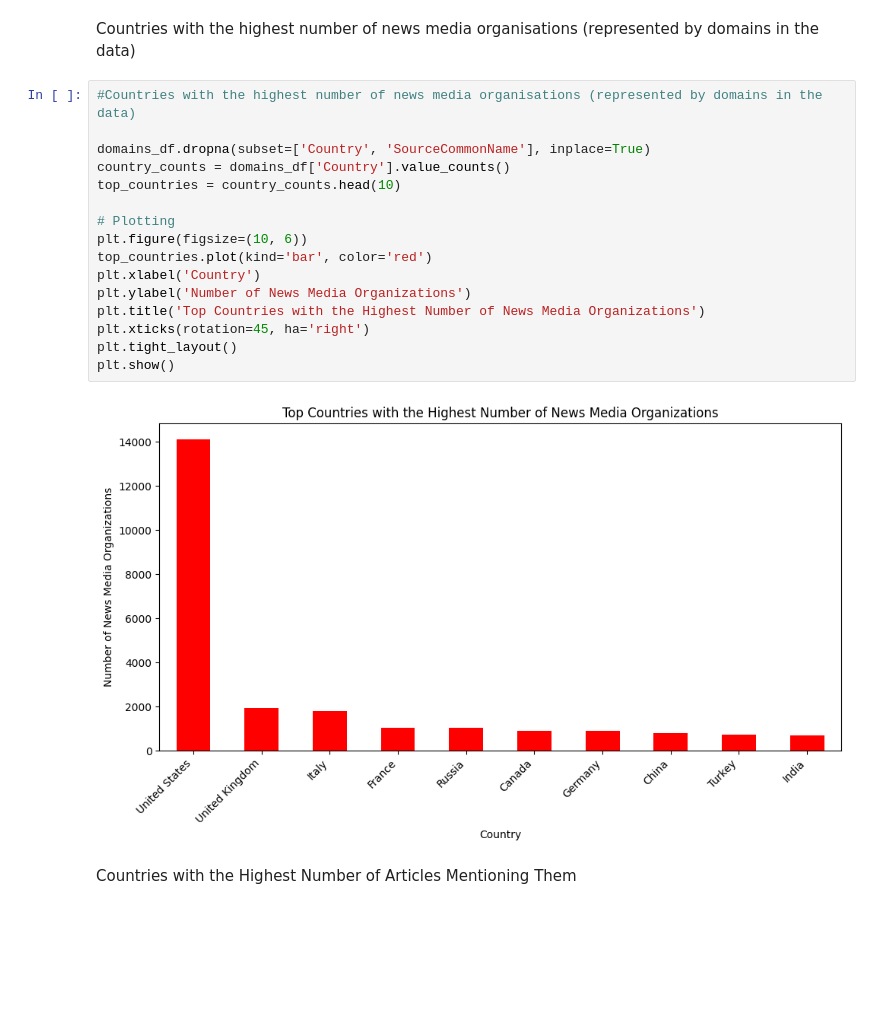
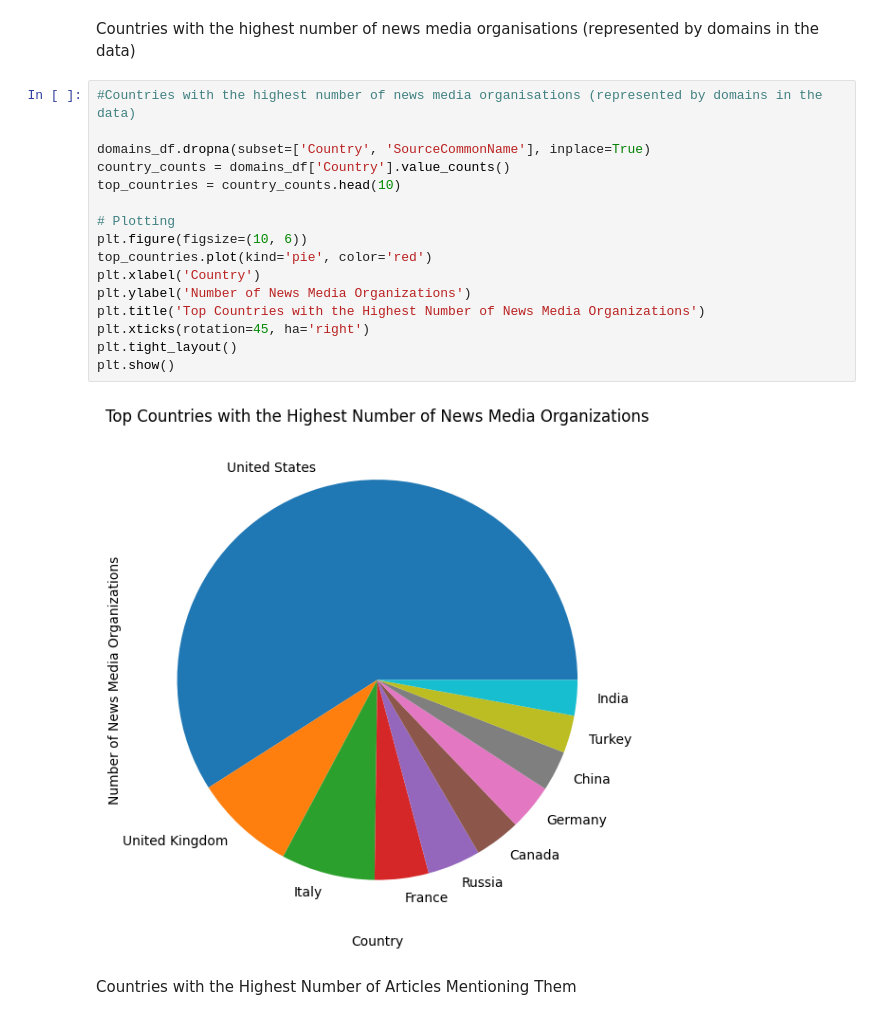
Before and after one commit to Wandera-Martin/news_correlation_10ac_week0-, a Jupyter notebook: notebooks/news_correlation.ipynb, the cells around one changed output. Saved outputs shown, nothing was run; the diff lists cells and outputs as text; blank space fills up the shorter version.

```diff
--- a/notebooks/news_correlation.ipynb
+++ b/notebooks/news_correlation.ipynb
@@ -93,21 +93,21 @@ Countries with the highest number of news media organisations (represented by do
 # %%
 #Countries with the highest number of news media organisations (represented by domains in the data)
 
 domains_df.dropna(subset=['Country', 'SourceCommonName'], inplace=True)
 country_counts = domains_df['Country'].value_counts()
 top_countries = country_counts.head(10)
 
 # Plotting
 plt.figure(figsize=(10, 6))
-top_countries.plot(kind='bar', color='red')
+top_countries.plot(kind='pie', color='red')
 plt.xlabel('Country')
 plt.ylabel('Number of News Media Organizations')
 plt.title('Top Countries with the Highest Number of News Media Organizations')
 plt.xticks(rotation=45, ha='right')
 plt.tight_layout()
 plt.show()
 # %% [output]
-[figure, old version]
+[figure, new version]
 # %% [markdown]
 Countries with the Highest Number of Articles Mentioning Them
 # %%
```
Also changed, not shown: parts of 1 cell of this notebook.
